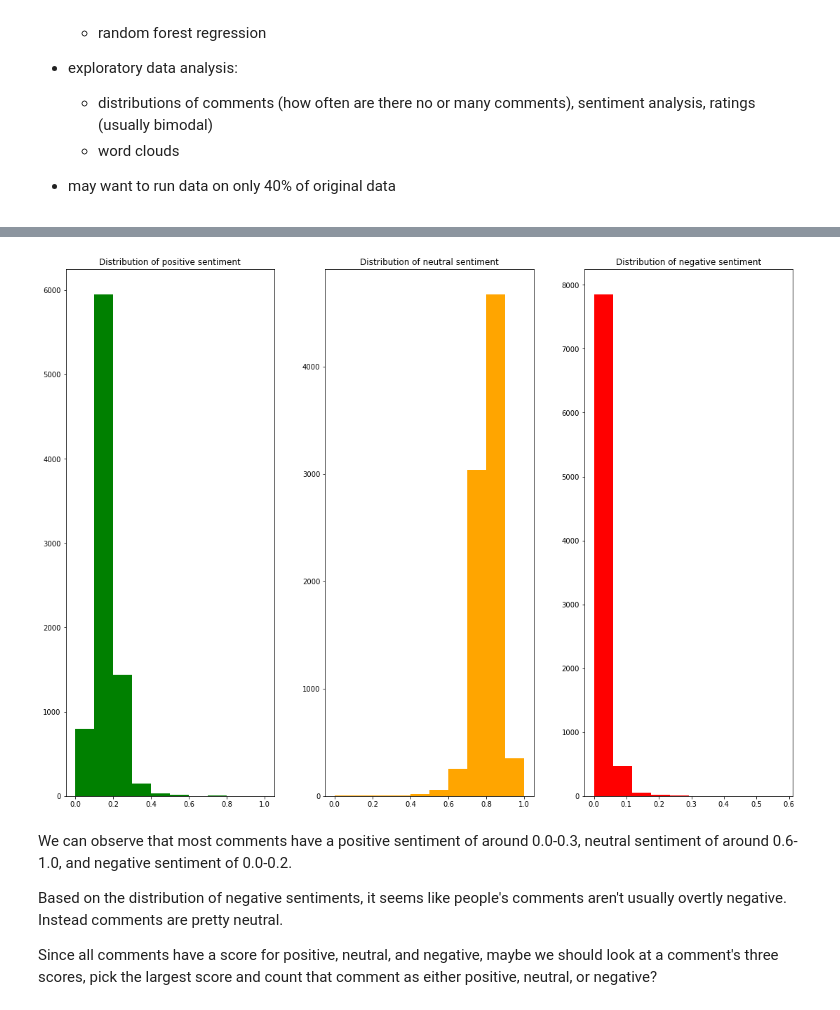
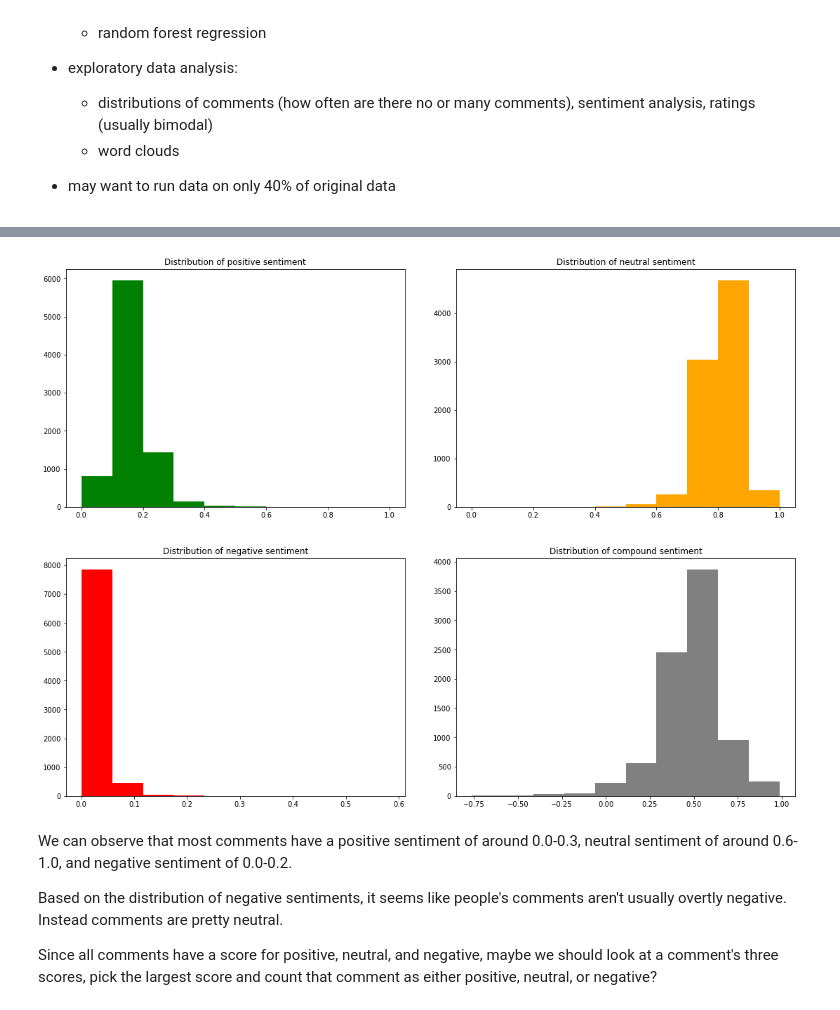
Before and after one commit to eruse7873/final_cabd, a Jupyter notebook: CABD_FinalProject.ipynb, the cells around one changed output, grey strips where cells are left out. Saved outputs shown, nothing was run; the diff lists cells and outputs as text; code cells hidden in the pictures.

Commit message:
adding compound polarity score

```diff
--- a/CABD_FinalProject.ipynb
+++ b/CABD_FinalProject.ipynb
@@ -209,20 +213,0 @@ recipe_df=recipe_df.join(comment_count_df.set_index('recipe_id'), on='recipe_id'
-# %%
-overall_sentiment=[]
-
-positive_count=0
-neutral_count=0
-negative_count=0
-
-for recipe in range(len(recipe_df)):
-    neg_score=recipe_df.loc[recipe, 'negative_polarity_score']
-    neu_score=recipe_df.loc[recipe, 'neutral_polarity_score']
-    pos_score=recipe_df.loc[recipe, 'positive_polarity_score']
-    if max([neg_score,neu_score,pos_score]) == neg_score:
-        negative_count+=1
-        overall_sentiment.append('negative')
-    elif max([neg_score,neu_score,pos_score]) == neu_score:
-        neutral_count+=1
-        overall_sentiment.append('neutral')
-    elif max([neg_score,neu_score,pos_score]) == pos_score:
-        positive_count+=1
-        overall_sentiment.append('positive')
@@ -254,0 +214,6 @@ recipe_df
+# %%
+#recipe_df has the AVERAGE polarity scores for each recipe
+recipe_df=pd.DataFrame(data.groupby('recipe_id').mean())
+recipe_df=recipe_df.reset_index()
+recipe_df=recipe_df[['recipe_id','num_ingredients','negative_polarity_score','positive_polarity_score','neutral_polarity_score','compound_polarity_score','rating']]
+recipe_df['replyCount']=np.array(data.groupby('recipe_id').sum().replyCount)
@@ -255,34 +292,40 @@ recipe_df
 # %%
 figure(figsize=(16, 12))
 
-plt.subplot(1, 3, 1) # row column count
+plt.subplot(2, 2, 1) # row column count
 plt.hist(recipe_df['positive_polarity_score'], color='green')
 plt.title('Distribution of positive sentiment')
 
-plt.subplot(1, 3, 2) # row column count
+plt.subplot(2, 2, 2) # row column count
 plt.hist(recipe_df['neutral_polarity_score'], color='orange')
 plt.title('Distribution of neutral sentiment')
 
-plt.subplot(1, 3, 3) # row column count
+plt.subplot(2, 2, 3) # row column count
 plt.hist(recipe_df['negative_polarity_score'], color='red')
 plt.title('Distribution of negative sentiment')
+
+plt.subplot(2, 2, 4) # row column count
+plt.hist(recipe_df['compound_polarity_score'], color='grey')
+plt.title('Distribution of compound sentiment')
+
+
 
 
 # plt.subplot(1, 3, 1) # row column count
 # plt.hist(data['positive_polarity_score'], color='green')
 # plt.title('Distribution of positive sentiment')
 
 # plt.subplot(1, 3, 2) # row column count
 # plt.hist(data['neutral_polarity_score'], color='orange')
 # plt.title('Distribution of neutral sentiment')
 
 # plt.subplot(1, 3, 3) # row column count
 # plt.hist(data['negative_polarity_score'], color='red')
 # plt.title('Distribution of negative sentiment')
 
 plt.tight_layout(4)
 # %% [output]
-[figure, old version]
+[figure, new version]
 # %% [markdown]
 We can observe that most comments have a positive sentiment of around 0.0-0.3, neutral sentiment of around 0.6-1.0, and negative sentiment of 0.0-0.2.
 
```
Also changed, not shown: parts of 64 cells of this notebook.
